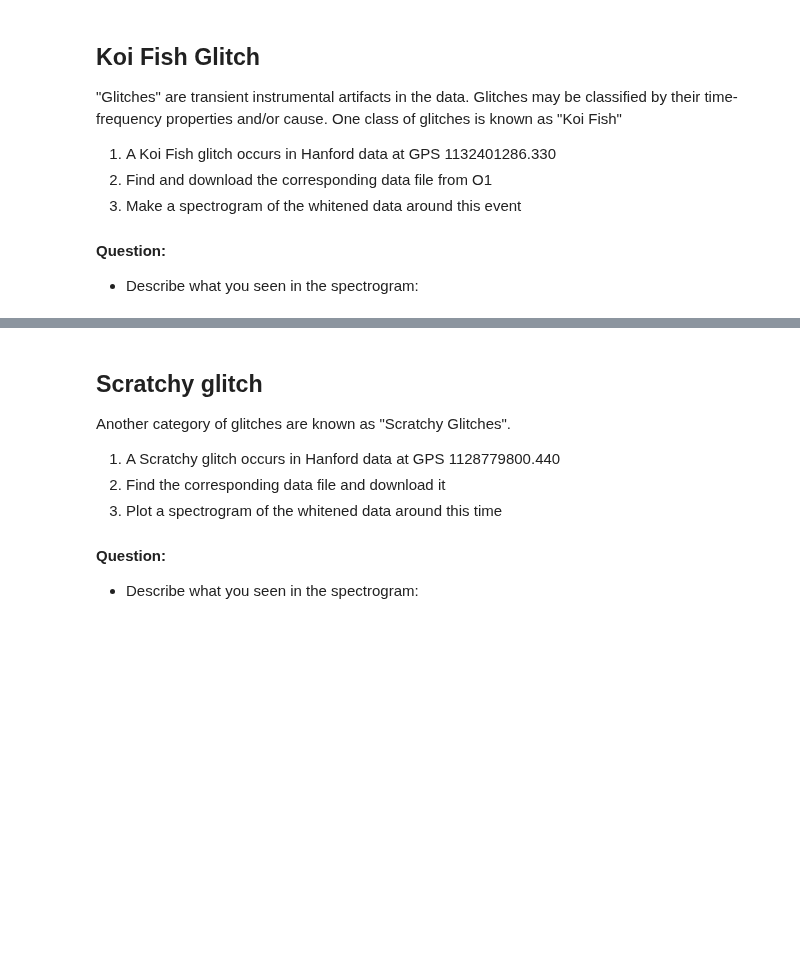
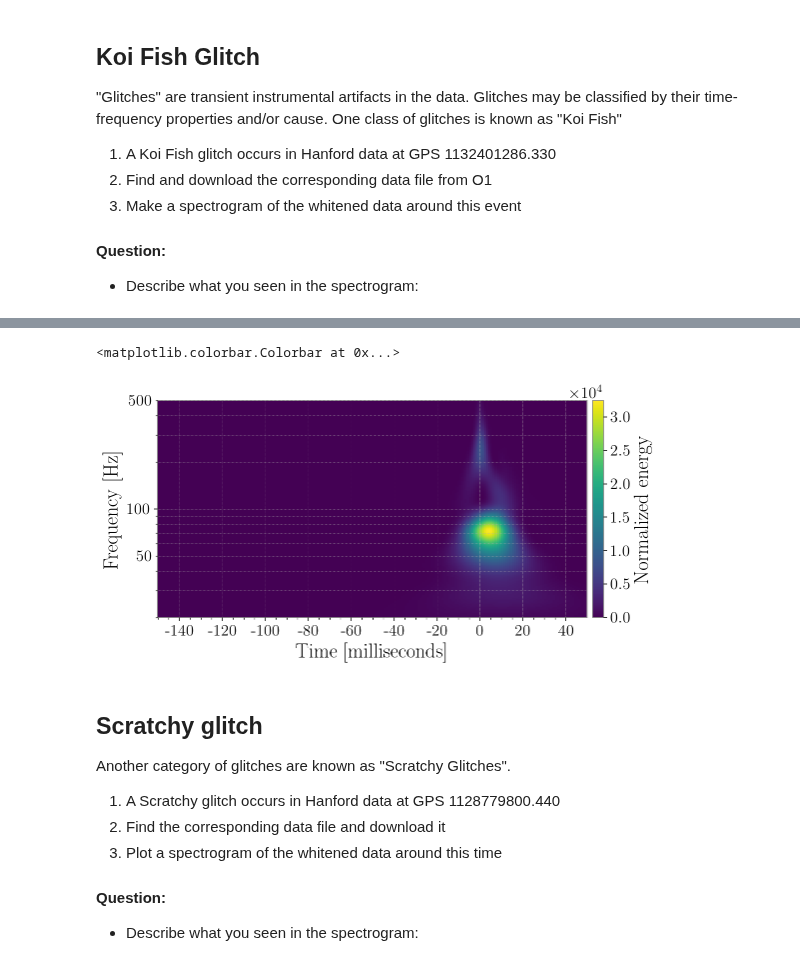
Before and after one commit to gw-odw/odw-2018, a Jupyter notebook: intro/2-Transients.ipynb, the cells around one changed output, grey strips where cells are left out. Saved outputs shown, nothing was run; the diff lists cells and outputs as text; code cells hidden in the pictures; blank space fills up the shorter version.

```diff
--- a/intro/2-Transients.ipynb
+++ b/intro/2-Transients.ipynb
@@ -129,0 +114,18 @@ plot.add_colorbar(cmap='viridis', label='Normalized energy')
+# %%
+# -- Koi fish glitch
+gps = 1132401286.330
+url = 'https://losc.ligo.org/archive/data/O1/1131413504/H-H1_LOSC_4_V1-1132400640-4096.hdf5'
+fn = download(url)
+
+data = TimeSeries.read(fn, format='hdf5.losc', start=gps-16, end=gps+16)
+
+# -- Follow example at https://gwpy.github.io/docs/stable/examples/timeseries/qscan.html
+plot = data.q_transform().crop(gps-.15, gps+.05).plot(figsize=[8, 4])
+ax = plot.gca()
+ax.set_epoch(gps)
+ax.set_yscale('log')
+ax.set_xlabel('Time [milliseconds]')
+ax.set_ylim(20, 500)
+ax.grid(True, axis='y', which='both')
+plot.add_colorbar(cmap='viridis', label='Normalized energy')
+# %% [output]
@@ -130,3 +134,5 @@ plot.add_colorbar(cmap='viridis', label='Normalized energy')
+<matplotlib.colorbar.Colorbar at 0x...>
+[figure, added]
 # %% [markdown]
 ## Scratchy glitch
 
```
Also changed, not shown: parts of 9 cells of this notebook, 1 other file.
